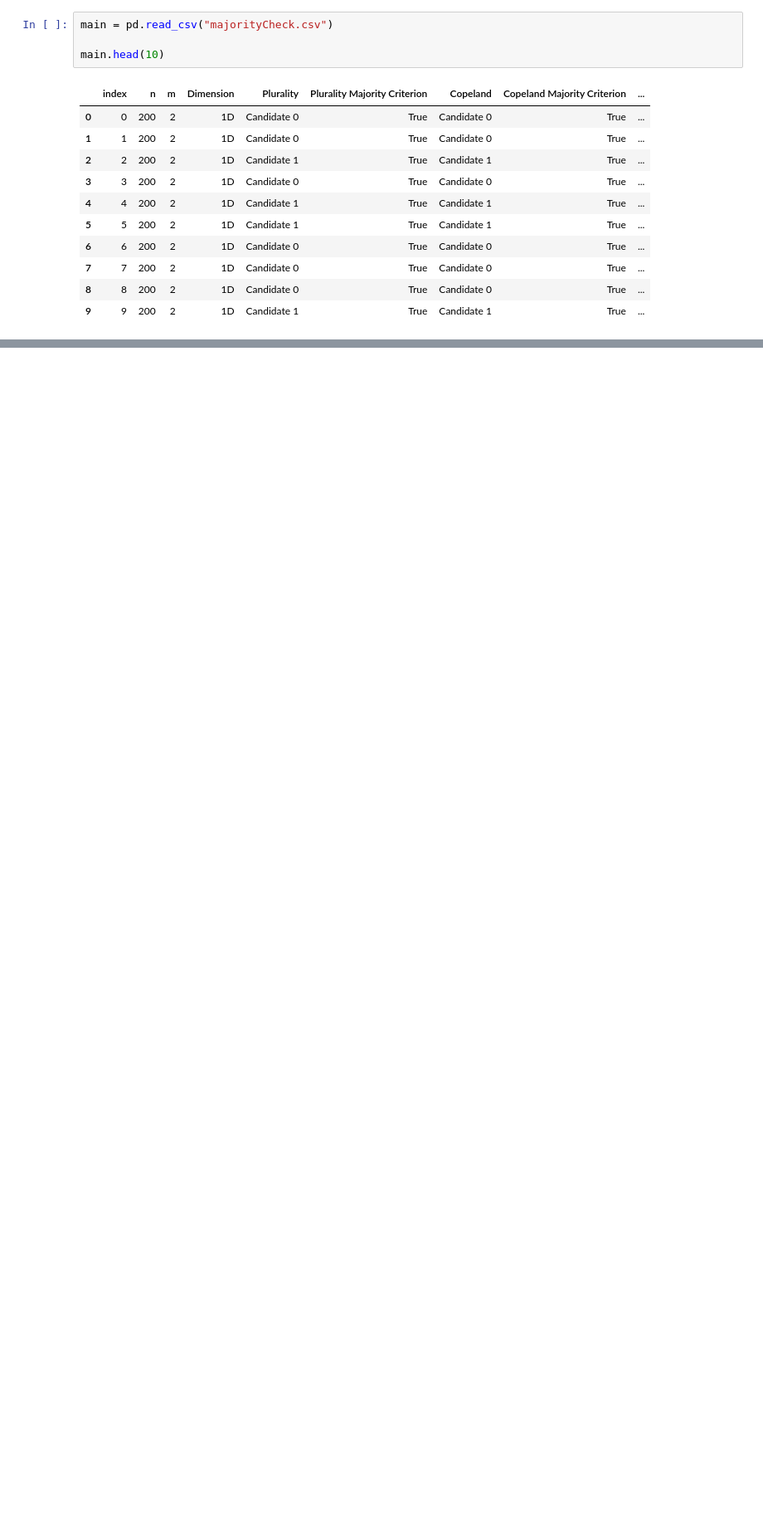
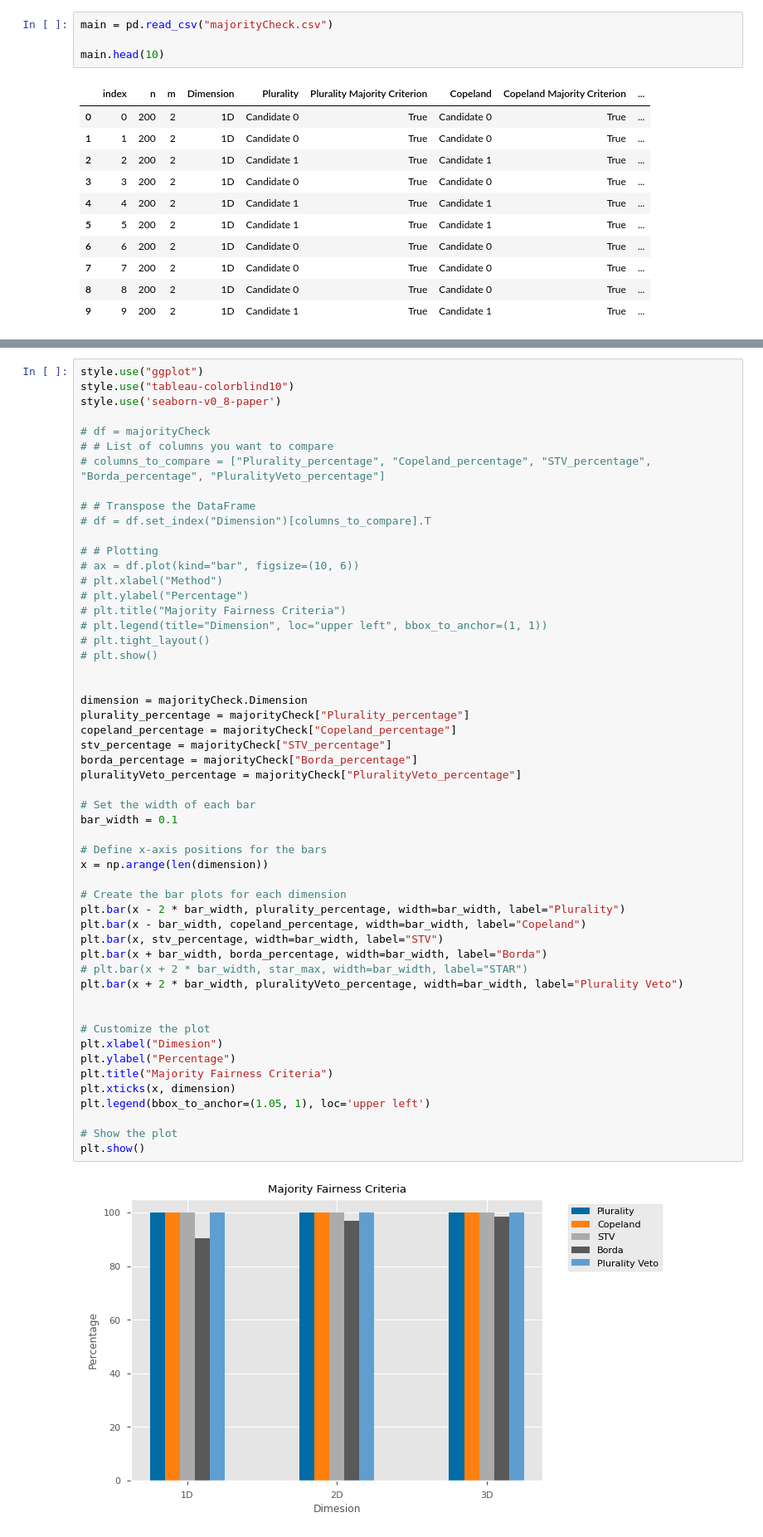
Before and after one commit to nguyetmle/voting-distortion, a Jupyter notebook: Majority Check.ipynb, the cells around one changed output, grey strips where cells are left out. Shown: that part at 83% size. Drawn from its saved outputs; the diff is of its cells as text; blank space fills up the shorter version.

Commit message:
new output2D for copeland

```diff
--- a/Majority Check.ipynb
+++ b/Majority Check.ipynb
@@ -109,0 +95,55 @@ plt.show()
+# %%
+style.use("ggplot")
+style.use("tableau-colorblind10")
+style.use('seaborn-v0_8-paper')
+
+# df = majorityCheck
+# # List of columns you want to compare
+# columns_to_compare = ["Plurality_percentage", "Copeland_percentage", "STV_percentage", "Borda_percentage", "PluralityVeto_percentage"]
+
+# # Transpose the DataFrame
+# df = df.set_index("Dimension")[columns_to_compare].T
+
+# # Plotting
+# ax = df.plot(kind="bar", figsize=(10, 6))
+# plt.xlabel("Method")
+# plt.ylabel("Percentage")
+# plt.title("Majority Fairness Criteria")
+# plt.legend(title="Dimension", loc="upper left", bbox_to_anchor=(1, 1))
+# plt.tight_layout()
+# plt.show()
+
+
+dimension = majorityCheck.Dimension
+plurality_percentage = majorityCheck["Plurality_percentage"]
+copeland_percentage = majorityCheck["Copeland_percentage"]
+stv_percentage = majorityCheck["STV_percentage"]
+borda_percentage = majorityCheck["Borda_percentage"]
+pluralityVeto_percentage = majorityCheck["PluralityVeto_percentage"]
+
+# Set the width of each bar
+bar_width = 0.1
+
+# Define x-axis positions for the bars
+x = np.arange(len(dimension))
+
+# Create the bar plots for each dimension
+plt.bar(x - 2 * bar_width, plurality_percentage, width=bar_width, label="Plurality")
+plt.bar(x - bar_width, copeland_percentage, width=bar_width, label="Copeland")
+plt.bar(x, stv_percentage, width=bar_width, label="STV")
+plt.bar(x + bar_width, borda_percentage, width=bar_width, label="Borda")
+# plt.bar(x + 2 * bar_width, star_max, width=bar_width, label="STAR")
+plt.bar(x + 2 * bar_width, pluralityVeto_percentage, width=bar_width, label="Plurality Veto")
+
+
+# Customize the plot
+plt.xlabel("Dimesion")
+plt.ylabel("Percentage")
+plt.title("Majority Fairness Criteria")
+plt.xticks(x, dimension)
+plt.legend(bbox_to_anchor=(1.05, 1), loc='upper left')
+
+# Show the plot
+plt.show()
+# %% [output]
+[figure, added]
```
Also changed, not shown: parts of 5 cells of this notebook, 6 other files.
